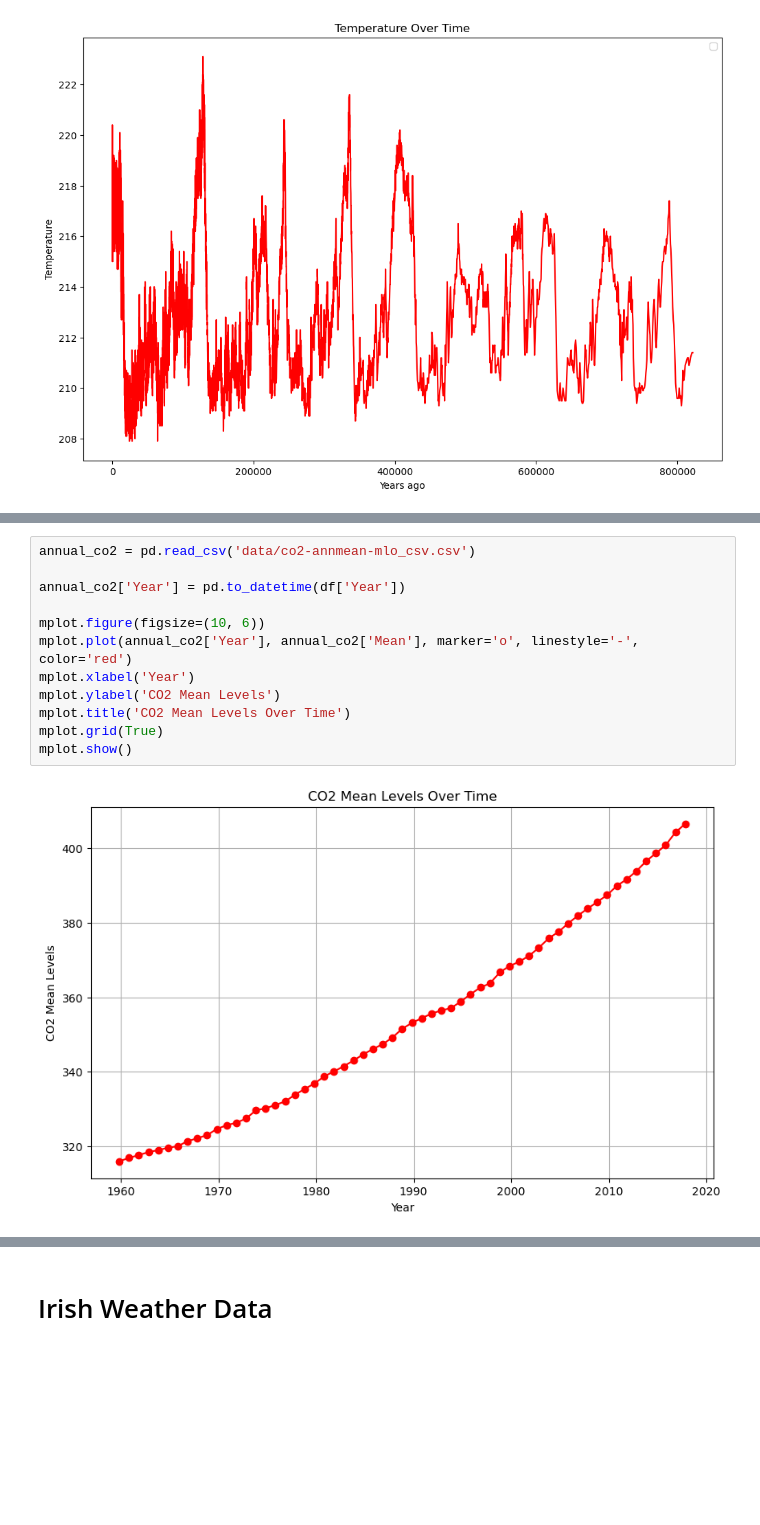
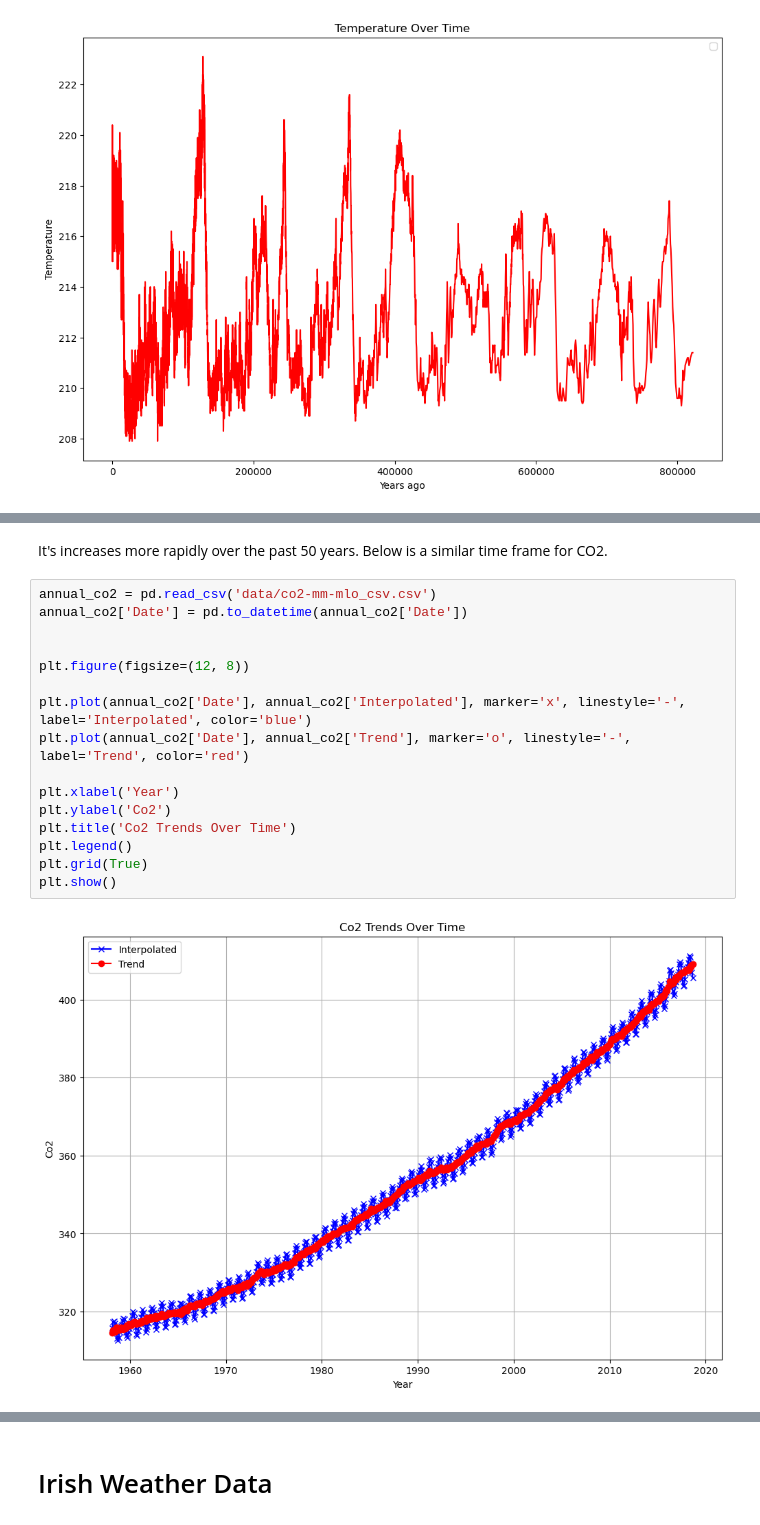
Before and after one commit to frankquinn89/PROGRAMMING_FOR_DATA_ANALYSIS_2, a Jupyter notebook: project.ipynb, the cells around one changed output, grey strips where cells are left out. Saved outputs shown, nothing was run; the diff lists cells and outputs as text; blank space fills up the shorter version.

```diff
--- a/project.ipynb
+++ b/project.ipynb
@@ -95,14 +105,20 @@ mplot.show()
+# %% [markdown]
+It's increases more rapidly over the past 50 years. Below is a similar time frame for CO2.
 # %%
-annual_co2 = pd.read_csv('data/co2-annmean-mlo_csv.csv')
+annual_co2 = pd.read_csv('data/co2-mm-mlo_csv.csv')
+annual_co2['Date'] = pd.to_datetime(annual_co2['Date'])
 
-annual_co2['Year'] = pd.to_datetime(df['Year'])
 
-mplot.figure(figsize=(10, 6))
-mplot.plot(annual_co2['Year'], annual_co2['Mean'], marker='o', linestyle='-', color='red')
-mplot.xlabel('Year')
-mplot.ylabel('CO2 Mean Levels')
-mplot.title('CO2 Mean Levels Over Time')
-mplot.grid(True)
-mplot.show()
+plt.figure(figsize=(12, 8))
+
+plt.plot(annual_co2['Date'], annual_co2['Interpolated'], marker='x', linestyle='-', label='Interpolated', color='blue')
+plt.plot(annual_co2['Date'], annual_co2['Trend'], marker='o', linestyle='-', label='Trend', color='red')
+
+plt.xlabel('Year')
+plt.ylabel('Co2')
+plt.title('Co2 Trends Over Time')
+plt.legend()
+plt.grid(True)
+plt.show()
 # %% [output]
-[figure, old version]
+[figure, new version]
```
Also changed, not shown: parts of 7 cells of this notebook, 1 other file.
